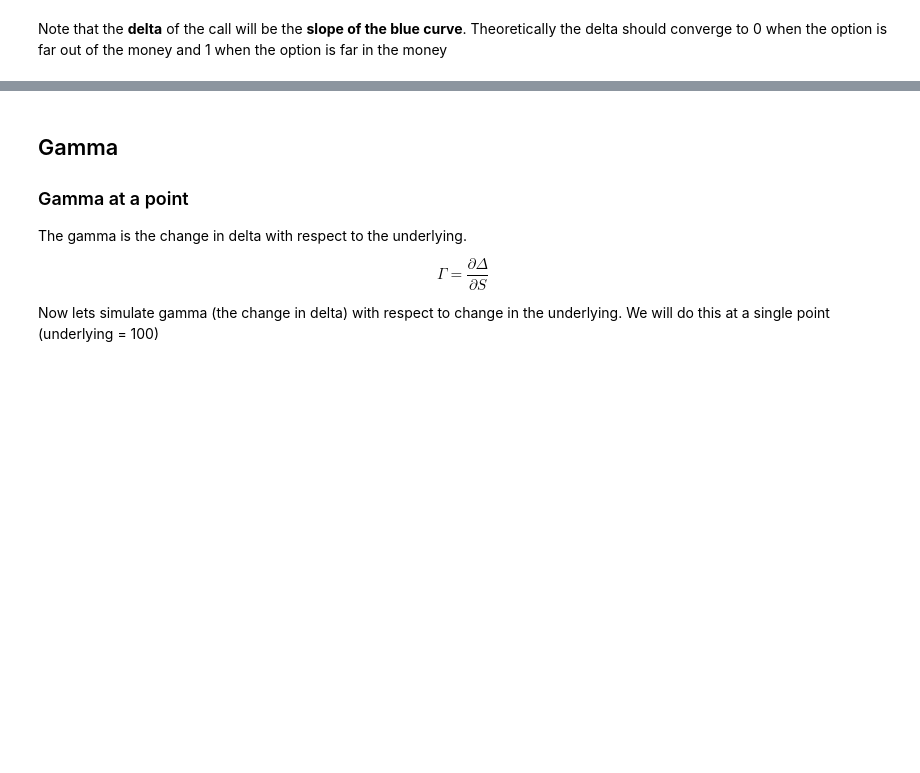
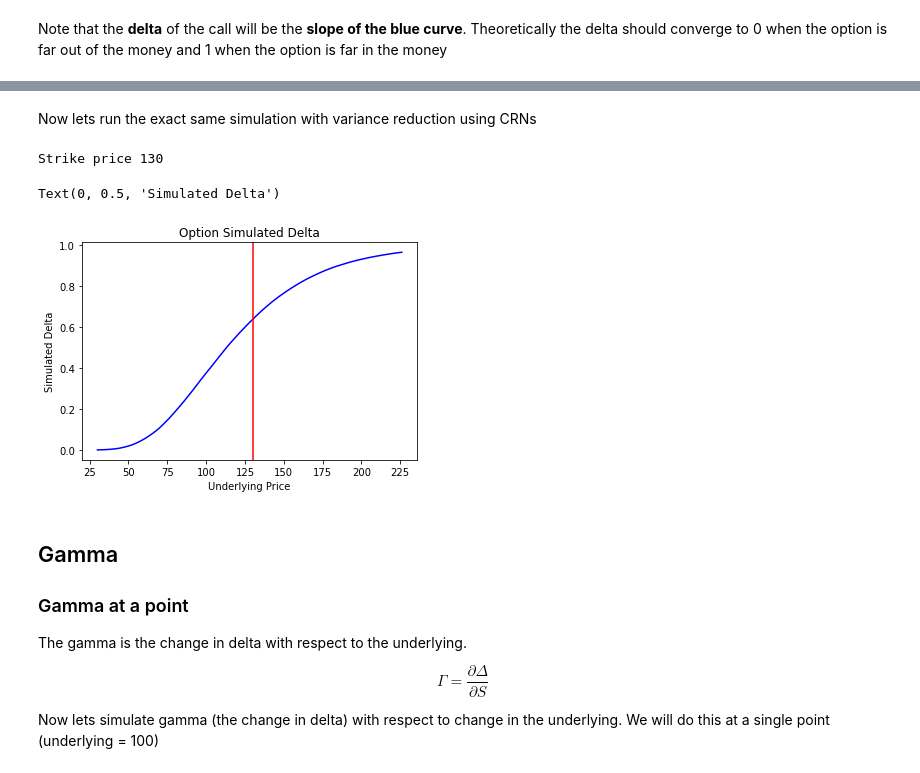
Before and after one commit to mrodek/ISYE6644-GRP236-OptionPricing, a Jupyter notebook: OptionsPricingSimulation.ipynb, the cells around one changed output, grey strips where cells are left out. Saved outputs shown, nothing was run; the diff lists cells and outputs as text; code cells hidden in the pictures; blank space fills up the shorter version.

```diff
--- a/OptionsPricingSimulation.ipynb
+++ b/OptionsPricingSimulation.ipynb
@@ -263,3 +272,24 @@ Text(0, 0.5, 'Simulated Delta')
+# %% [markdown]
+Now lets run the exact same simulation with variance reduction using CRNs
+# %%
+x_ = 100
+fair_price = np.zeros(x_) # Array of option prices to be computed as underlying varies
+print(f"Strike price {130}")
+offset = 30
+CRNs = np.random.normal(size=(int(1e5),100))
+for i in range(0,2*x_,2):
+    fair_price[i//2] = mc_eurocall(underlying=offset+i, k=130, mu=0.05, sigma2=0.15, m=int(1e5)*3, n=100, crn=CRNs, verbose=False)
+    #print(f"underlying {offset + i}, fair_price {fair_price[i]}")
+
+plt.title("Option Simulated Delta")
+plt.plot([*range(30,230,2)[:-1]],(fair_price[1:] - fair_price[:-1])/2,color="blue")
+plt.axvline(K,color="red",label="Strike")
+plt.xlabel("Underlying Price")
+plt.ylabel("Simulated Delta")
+# %% [output]
+Strike price 130
+Text(0, 0.5, 'Simulated Delta')
+[figure, added]
 # %% [markdown]
 ## Gamma
 
```
Also changed, not shown: parts of 24 cells of this notebook.
